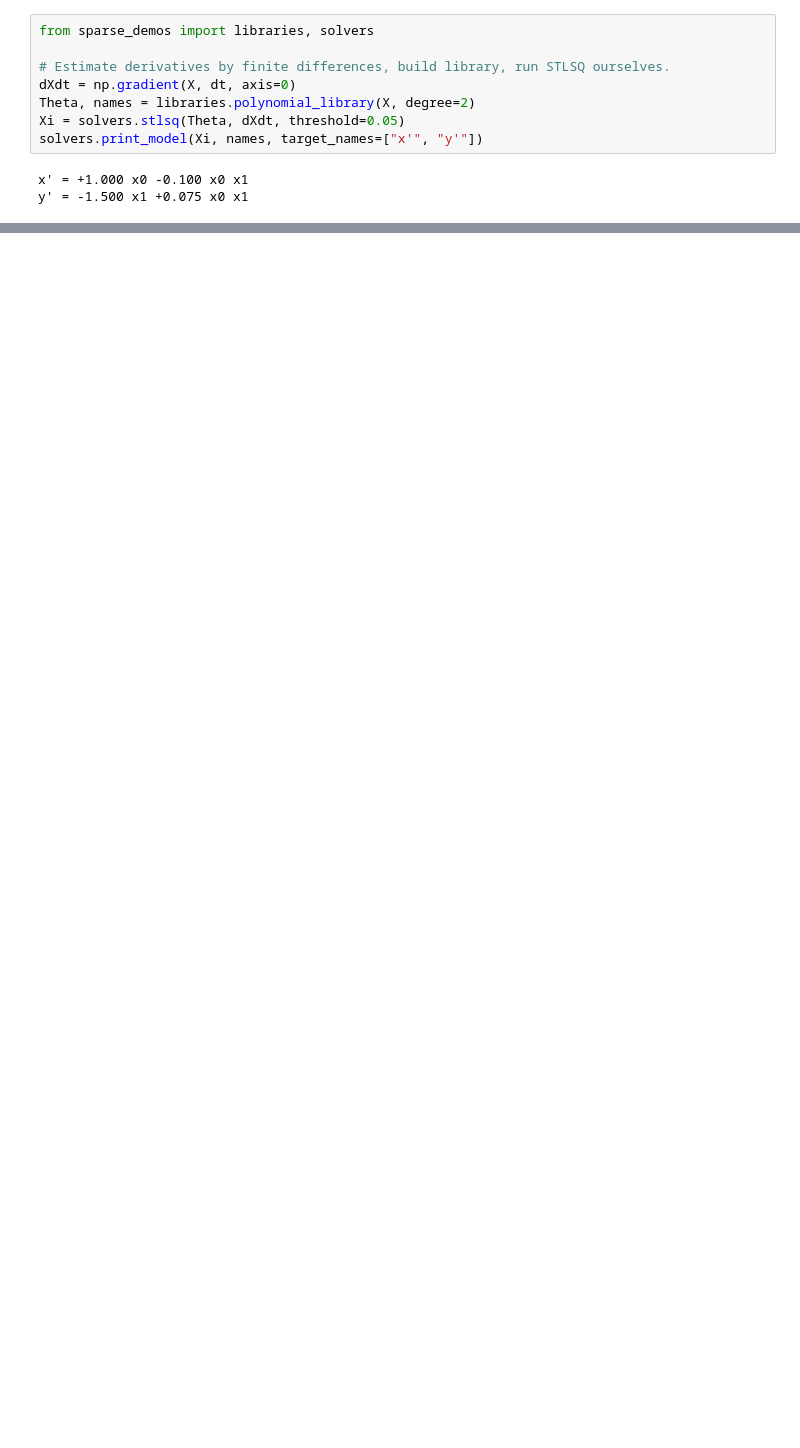
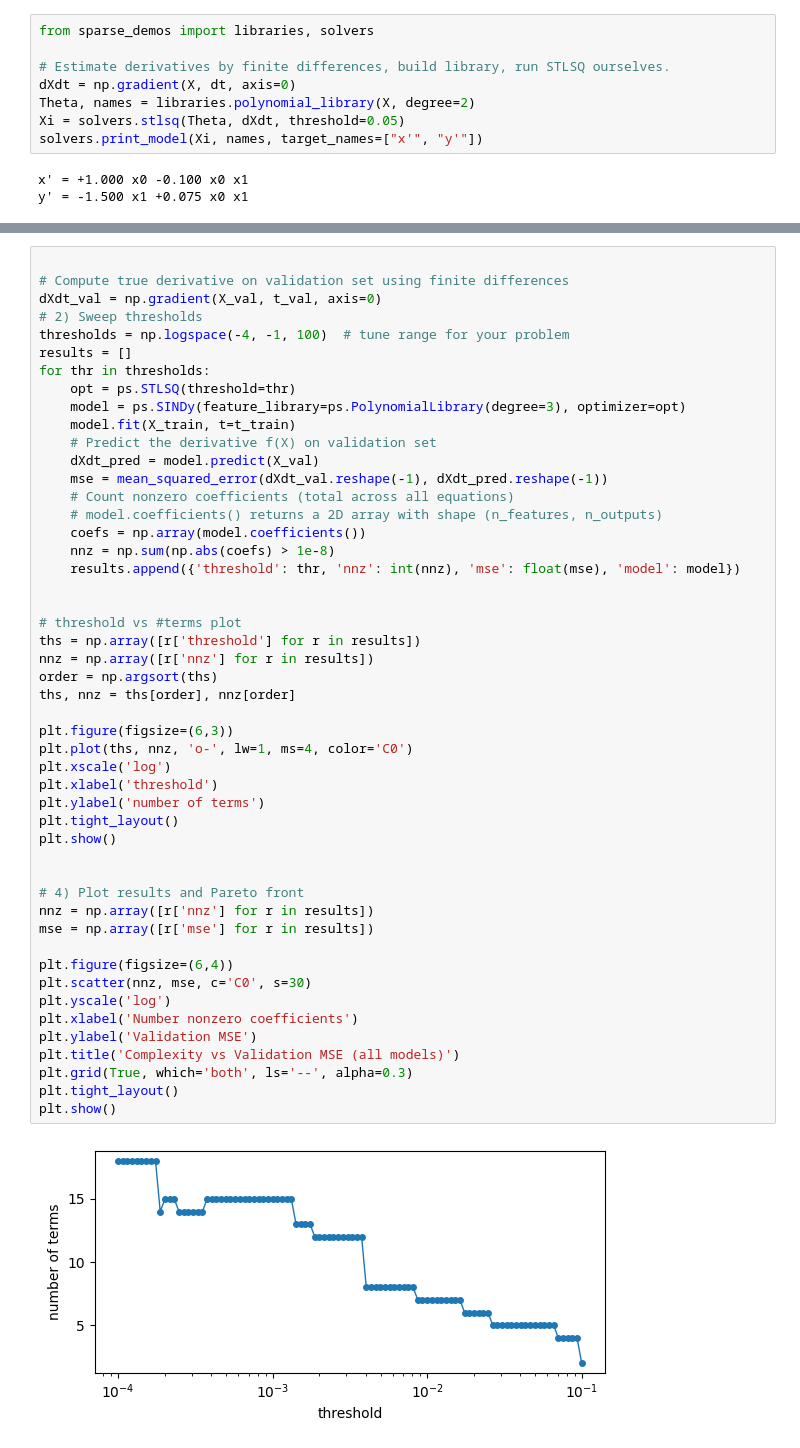
Before and after one commit to Mangan-Group/SummerSchool2026SparseModelTutorials, a Jupyter notebook: notebooks/01_sindy_intro.ipynb, the cells around one changed output, grey strips where cells are left out. Drawn from its saved outputs; the diff is of its cells as text; blank space fills up the shorter version.

```diff
--- a/notebooks/01_sindy_intro.ipynb
+++ b/notebooks/01_sindy_intro.ipynb
@@ -104,0 +127,51 @@ Recovered model from NOISY data (std=0.5):
+# %%
+
+# Compute true derivative on validation set using finite differences
+dXdt_val = np.gradient(X_val, t_val, axis=0)
+# 2) Sweep thresholds
+thresholds = np.logspace(-4, -1, 100)  # tune range for your problem
+results = []
+for thr in thresholds:
+    opt = ps.STLSQ(threshold=thr)
+    model = ps.SINDy(feature_library=ps.PolynomialLibrary(degree=3), optimizer=opt)
+    model.fit(X_train, t=t_train)
+    # Predict the derivative f(X) on validation set
+    dXdt_pred = model.predict(X_val)
+    mse = mean_squared_error(dXdt_val.reshape(-1), dXdt_pred.reshape(-1))
+    # Count nonzero coefficients (total across all equations)
+    # model.coefficients() returns a 2D array with shape (n_features, n_outputs)
+    coefs = np.array(model.coefficients())
+    nnz = np.sum(np.abs(coefs) > 1e-8)
+    results.append({'threshold': thr, 'nnz': int(nnz), 'mse': float(mse), 'model': model})
+
+
+# threshold vs #terms plot
+ths = np.array([r['threshold'] for r in results])
+nnz = np.array([r['nnz'] for r in results])
+order = np.argsort(ths)
+ths, nnz = ths[order], nnz[order]
+
+plt.figure(figsize=(6,3))
+plt.plot(ths, nnz, 'o-', lw=1, ms=4, color='C0')
+plt.xscale('log')
+plt.xlabel('threshold')
+plt.ylabel('number of terms')
+plt.tight_layout()
+plt.show()
+
+
+# 4) Plot results and Pareto front
+nnz = np.array([r['nnz'] for r in results])
+mse = np.array([r['mse'] for r in results])
+
+plt.figure(figsize=(6,4))
+plt.scatter(nnz, mse, c='C0', s=30)
+plt.yscale('log')
+plt.xlabel('Number nonzero coefficients')
+plt.ylabel('Validation MSE')
+plt.title('Complexity vs Validation MSE (all models)')
+plt.grid(True, which='both', ls='--', alpha=0.3)
+plt.tight_layout()
+plt.show()
+# %% [output]
+[figure, added]
```
Also changed, not shown: parts of 10 cells of this notebook.
